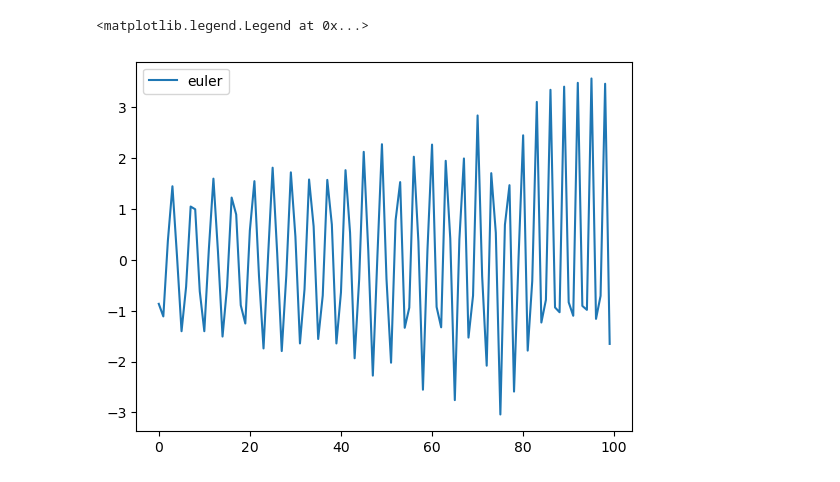
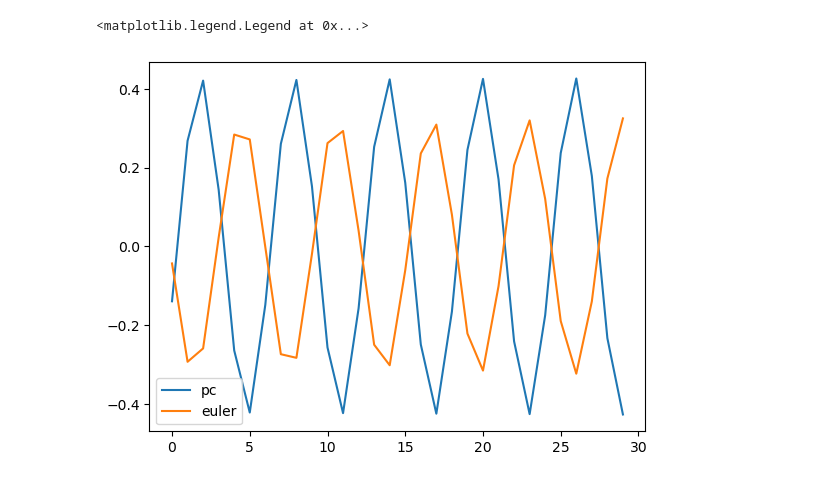
Before and after one commit to chandan21gupta/symplectic_adjoint_hnn, a Jupyter notebook: non_separable_analysis.ipynb, the cells around one changed output. Cells and saved outputs as stored; diff of their text form; code cells hidden in the pictures.

```diff
--- a/non_separable_analysis.ipynb
+++ b/non_separable_analysis.ipynb
@@ -19,0 +102,3 @@ device = torch.device('cuda' if torch.cuda.is_available() else 'cpu')
+# %%
+dataset = np.load("mass_spring_30.npy")
+dataset.shape
@@ -69,7 +364,7 @@ def generate_trajectory(num_samples, integrator, dt, T, **kwargs):
         radius = np.random.rand()*0.9 + 0.1
         y0 = y0 / np.sqrt((y0**2).sum()) * radius
         p0 = y0[0]
-        q0 = y0[0]
+        q0 = y0[1]
         simulated_trajectory[sample, 0, 0] = p0
         simulated_trajectory[sample, 0, 1] = q0
         p = simulated_trajectory[sample, 0, 0]
@@ -87,7 +382,7 @@ def generate_trajectory(num_samples, integrator, dt, T, **kwargs):
 # %%
 euler_trajectory = generate_trajectory(1000, "euler", 0.001, 30)
 # %%
-pc_trajectory = generate_trajectory(1000, "pc", 0.001, 100, iters = 1)
+pc_trajectory = generate_trajectory(1000, "pc", 0.001, 30, iters = 1)
 # %%
 plt.plot(pc_trajectory[0, :, 2], label = "pc")
 plt.plot(euler_trajectory[0, :, 2], label = "euler")
@@ -124,8 +401,8 @@ plt.legend()
 # %%
-# plt.plot(pc_trajectory[0, :, 1], label = "pc")
+plt.plot(pc_trajectory[0, :, 1], label = "pc")
 plt.plot(euler_trajectory[0, :, 1], label = "euler")
 
 plt.legend()
 # %% [output]
 <matplotlib.legend.Legend at 0x...>
-[figure, old version]
+[figure, new version]
```
Also changed, not shown: parts of 13 cells of this notebook.
